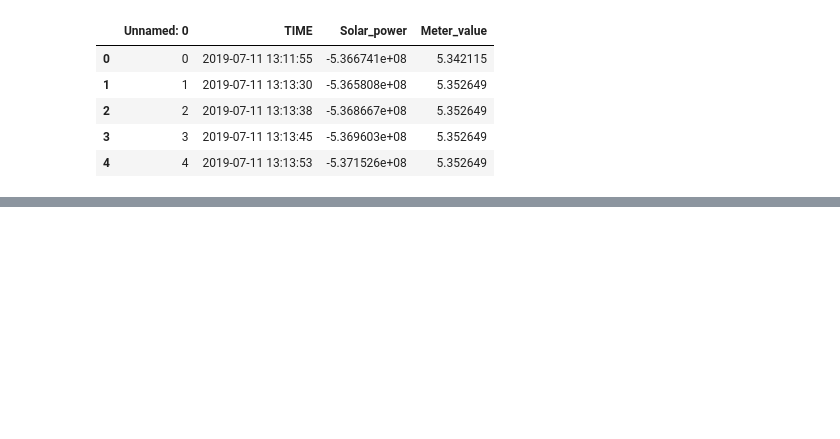
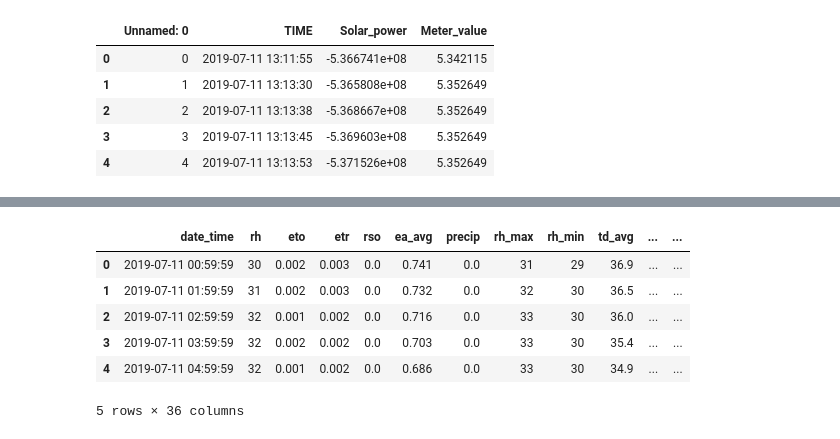
Before and after one commit to bradley-p/Solar_Energy_Forecasting, a Jupyter notebook: src/data_curating.ipynb, the cells around one changed output, grey strips where cells are left out. Drawn from its saved outputs; the diff is of its cells as text; code cells hidden in the pictures; blank space fills up the shorter version.

```diff
--- a/src/data_curating.ipynb
+++ b/src/data_curating.ipynb
@@ -93,0 +216,14 @@ weatherpf.tail()
+# %%
+# we can't feed the date strings into our models, lets just get rid of them
+# the data is all from the same weather station. We don't need that either
+toDrop = ['station_id', 'rh_tmn', 'rh_tmx', 'td_tmn', 'td_tmx', 'airt_tmn', 'airt_tmx', 'winds_tmx']
+weatherpf = weatherpf.drop(toDrop, axis=1)
+weatherpf.head()
+# %% [output]
+|  | date_time | rh | eto | etr | rso | ea_avg | precip | rh_max | rh_min | td_avg | ... | ... |
+| 0 | 2019-07-11 00:59:59 | 30 | 0.002 | 0.003 | 0.0 | 0.741 | 0.0 | 31 | 29 | 36.9 | ... | ... |
+| 1 | 2019-07-11 01:59:59 | 31 | 0.002 | 0.003 | 0.0 | 0.732 | 0.0 | 32 | 30 | 36.5 | ... | ... |
+| 2 | 2019-07-11 02:59:59 | 32 | 0.001 | 0.002 | 0.0 | 0.716 | 0.0 | 33 | 30 | 36.0 | ... | ... |
+| 3 | 2019-07-11 03:59:59 | 32 | 0.002 | 0.002 | 0.0 | 0.703 | 0.0 | 33 | 30 | 35.4 | ... | ... |
+| 4 | 2019-07-11 04:59:59 | 32 | 0.001 | 0.002 | 0.0 | 0.686 | 0.0 | 33 | 30 | 34.9 | ... | ... |
+5 rows × 36 columns
```
Also changed, not shown: parts of 40 cells of this notebook, 2 other files.
